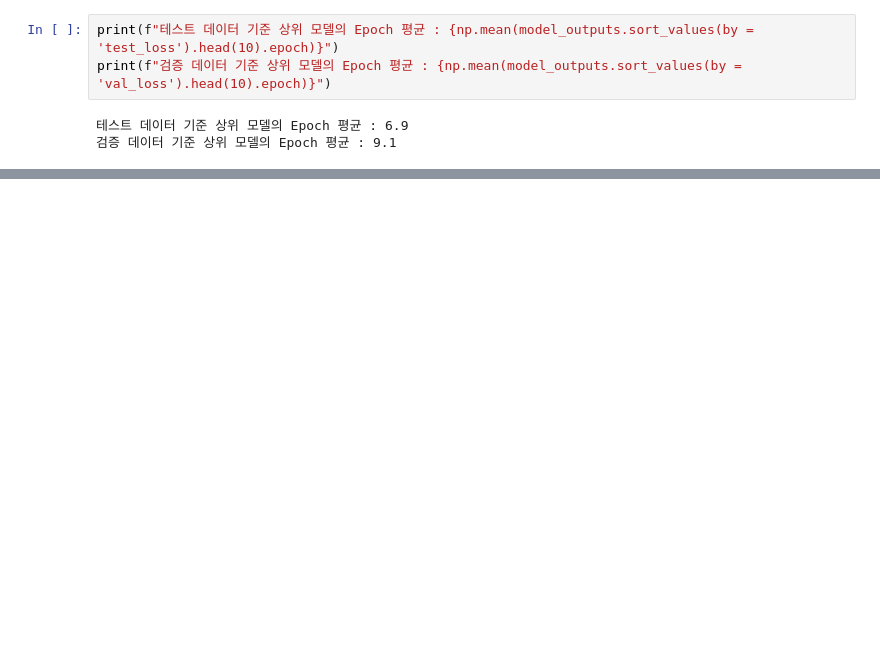
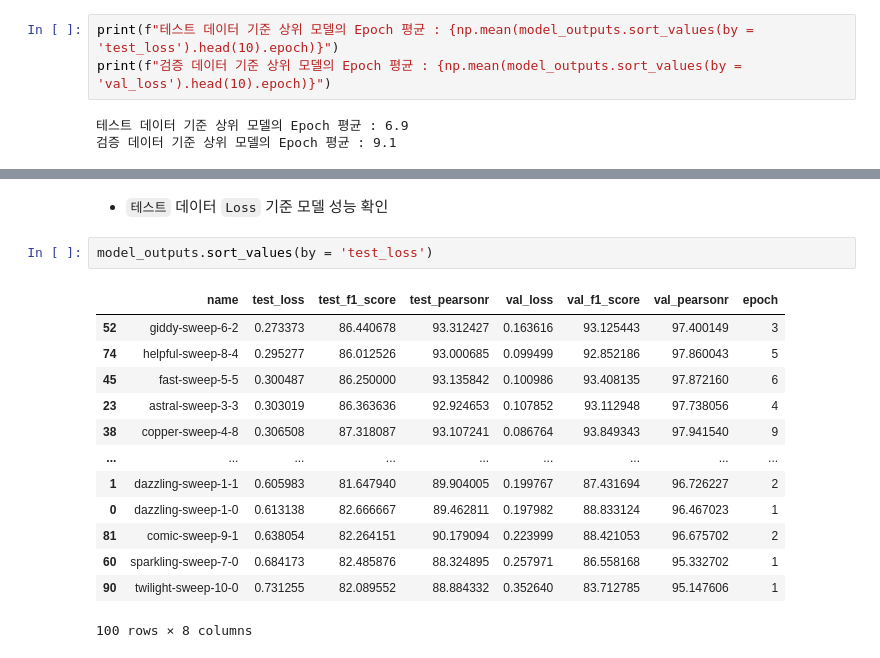
Before and after one commit to Woodywarhol9/wanted-pre-onboarding, a Jupyter notebook: 기업과제/기업과제3/valid_test_check.ipynb, the cells around one changed output, grey strips where cells are left out. Saved outputs shown, nothing was run; the diff lists cells and outputs as text; blank space fills up the shorter version.

```diff
--- a/기업과제/기업과제3/valid_test_check.ipynb
+++ b/기업과제/기업과제3/valid_test_check.ipynb
@@ -824,0 +843,18 @@ print(f"검증 데이터 기준 상위 모델의 Epoch 평균 : {np.mean(model_o
+# %% [markdown]
+- `테스트` 데이터 `Loss` 기준 모델 성능 확인
+# %%
+model_outputs.sort_values(by = 'test_loss')
+# %% [output]
+|  | name | test_loss | test_f1_score | test_pearsonr | val_loss | val_f1_score | val_pearsonr | epoch |
+| 52 | giddy-sweep-6-2 | 0.273373 | 86.440678 | 93.312427 | 0.163616 | 93.125443 | 97.400149 | 3 |
+| 74 | helpful-sweep-8-4 | 0.295277 | 86.012526 | 93.000685 | 0.099499 | 92.852186 | 97.860043 | 5 |
+| 45 | fast-sweep-5-5 | 0.300487 | 86.250000 | 93.135842 | 0.100986 | 93.408135 | 97.872160 | 6 |
+| 23 | astral-sweep-3-3 | 0.303019 | 86.363636 | 92.924653 | 0.107852 | 93.112948 | 97.738056 | 4 |
+| 38 | copper-sweep-4-8 | 0.306508 | 87.318087 | 93.107241 | 0.086764 | 93.849343 | 97.941540 | 9 |
+| ... | ... | ... | ... | ... | ... | ... | ... | ... |
+| 1 | dazzling-sweep-1-1 | 0.605983 | 81.647940 | 89.904005 | 0.199767 | 87.431694 | 96.726227 | 2 |
+| 0 | dazzling-sweep-1-0 | 0.613138 | 82.666667 | 89.462811 | 0.197982 | 88.833124 | 96.467023 | 1 |
+| 81 | comic-sweep-9-1 | 0.638054 | 82.264151 | 90.179094 | 0.223999 | 88.421053 | 96.675702 | 2 |
+| 60 | sparkling-sweep-7-0 | 0.684173 | 82.485876 | 88.324895 | 0.257971 | 86.558168 | 95.332702 | 1 |
+| 90 | twilight-sweep-10-0 | 0.731255 | 82.089552 | 88.884332 | 0.352640 | 83.712785 | 95.147606 | 1 |
+100 rows × 8 columns
```
Also changed, not shown: parts of 3 cells of this notebook.
